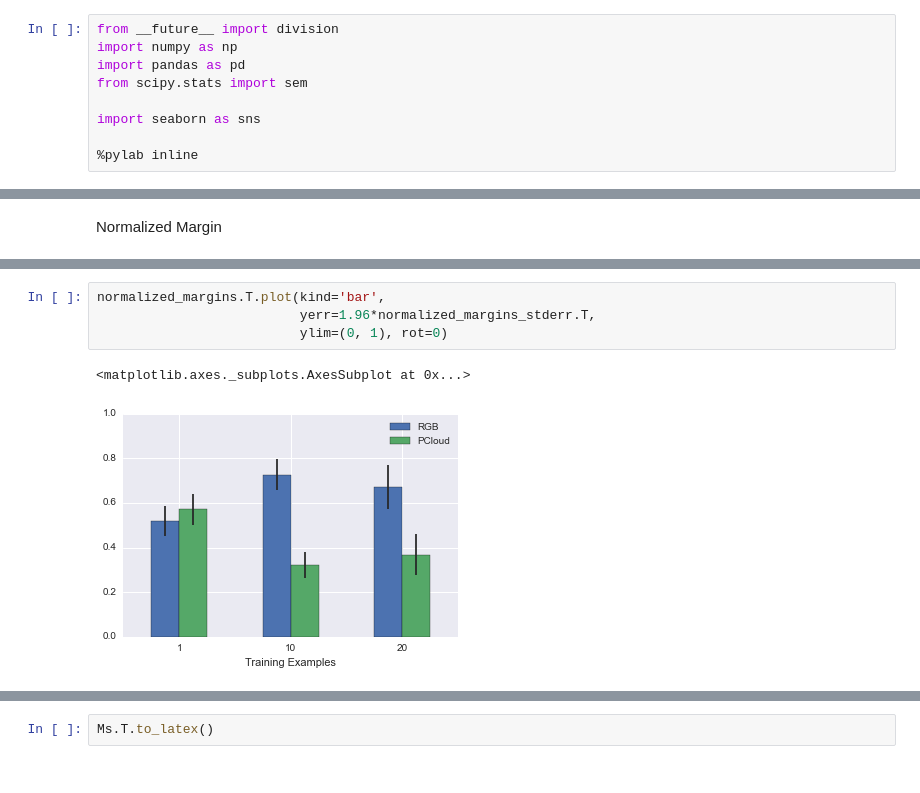
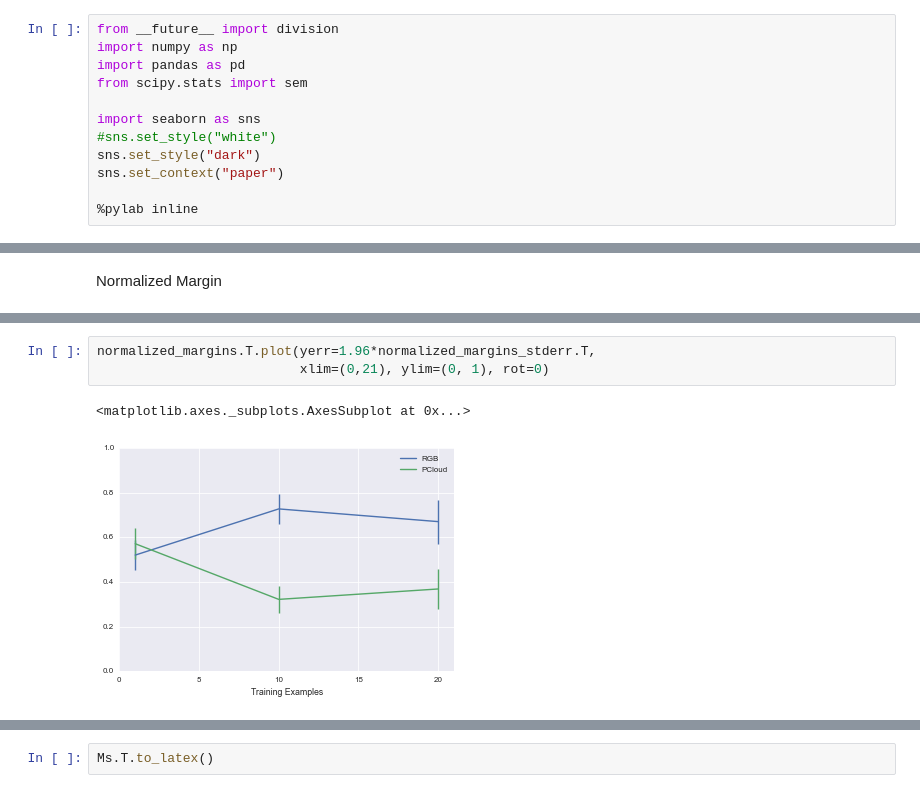
Before and after one commit to UC3MSocialRobots/ocular_interaction, a Jupyter notebook: ocular_data/notebooks/Learning Curves.ipynb, the cells around one changed output, grey strips where cells are left out. Drawn from its saved outputs; the diff is of its cells as text.

```diff
--- a/ocular_data/notebooks/Learning Curves.ipynb
+++ b/ocular_data/notebooks/Learning Curves.ipynb
@@ -5,6 +5,9 @@ import pandas as pd
 from scipy.stats import sem
 
 import seaborn as sns
+#sns.set_style("white")
+sns.set_style("dark")
+sns.set_context("paper")
 
 %pylab inline
 # %% [output]
@@ -382,7 +406,6 @@ normalized_margins.columns.name = "Training Examples"
 # %%
-normalized_margins.T.plot(kind='bar',
-                          yerr=1.96*normalized_margins_stderr.T,
-                          ylim=(0, 1), rot=0)
+normalized_margins.T.plot(yerr=1.96*normalized_margins_stderr.T,
+                          xlim=(0,21), ylim=(0, 1), rot=0)
 # %% [output]
 <matplotlib.axes._subplots.AxesSubplot at 0x...>
-[figure, old version]
+[figure, new version]
```
Also changed, not shown: parts of 16 cells of this notebook.
